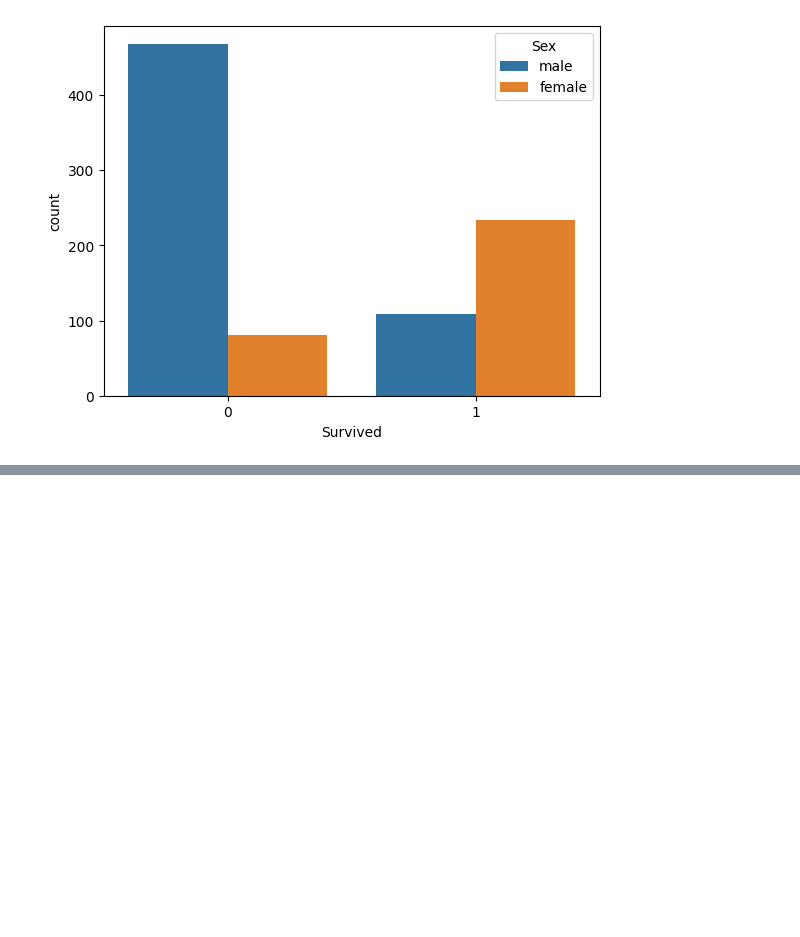
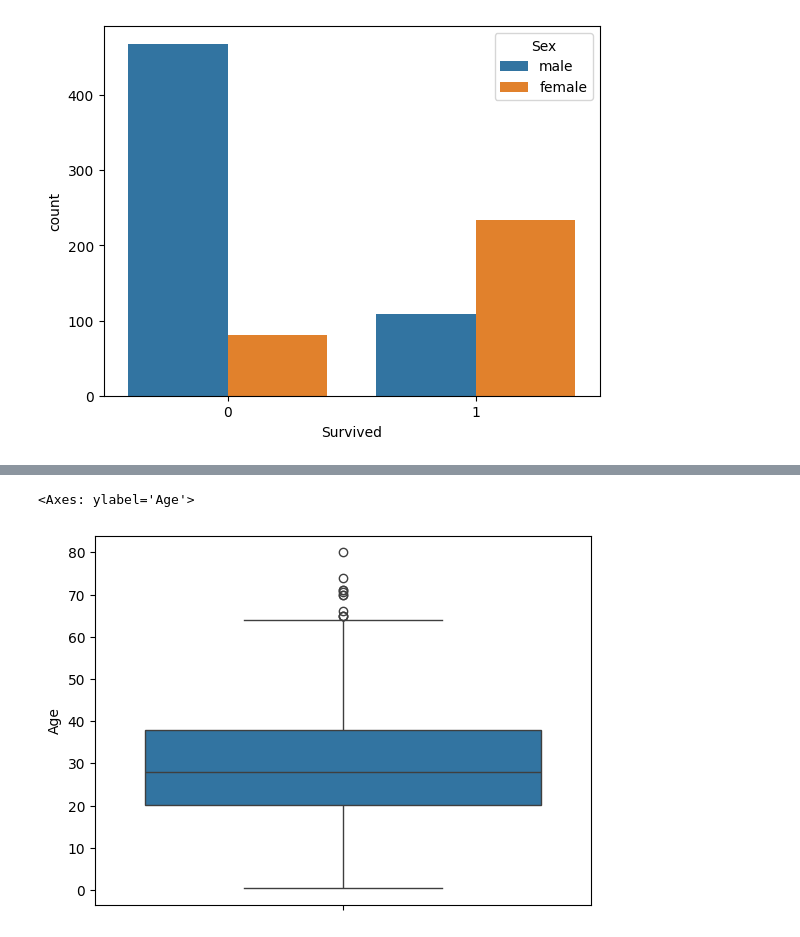
Before and after one commit to SanVic009/ML_Practice, a Jupyter notebook: eda_titanic.ipynb, the cells around one changed output, grey strips where cells are left out. Cells and saved outputs as stored; diff of their text form; code cells hidden in the pictures; blank space fills up the shorter version.

```diff
--- a/eda_titanic.ipynb
+++ b/eda_titanic.ipynb
@@ -98,0 +117,5 @@ sns.countplot(x= 'Survived', hue= 'Sex', data=df)
+# %%
+sns.boxplot(df['Age'])
+# %% [output]
+<Axes: ylabel='Age'>
+[figure, added]
```
Also changed, not shown: parts of 8 cells of this notebook, 4 other files.
